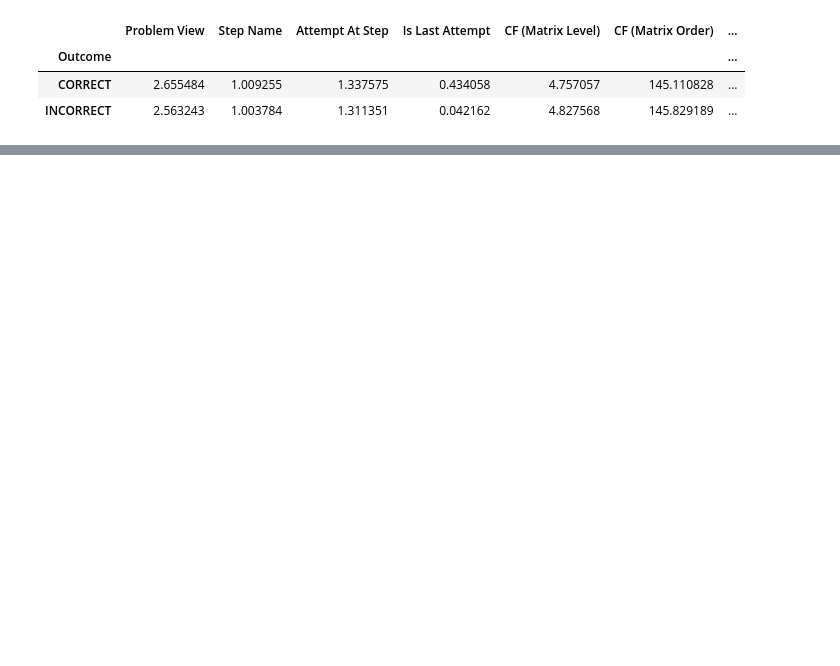
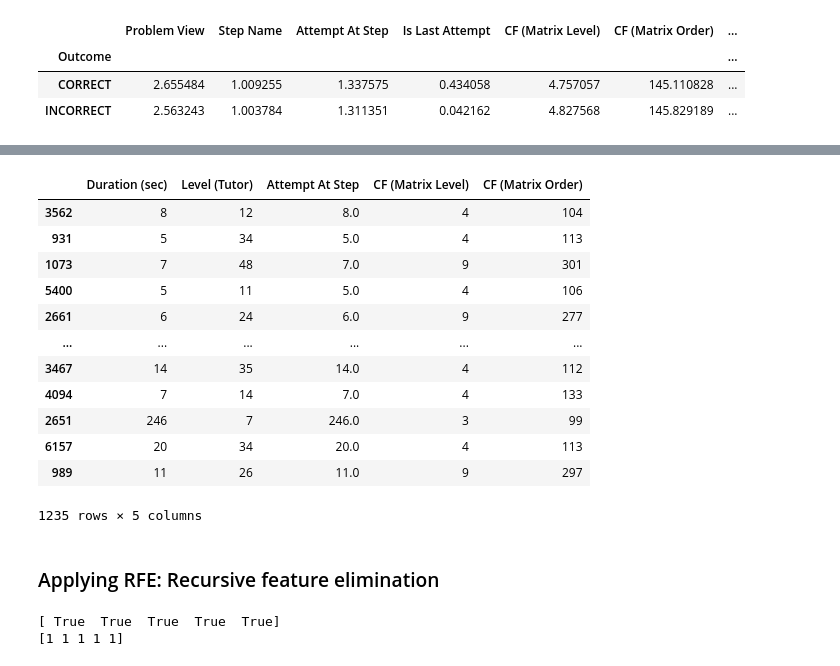
Before and after one commit to jithendaraa/RoboTutor-Analysis, a Jupyter notebook: analysis.ipynb, the cells around one changed output, grey strips where cells are left out. Drawn from its saved outputs; the diff is of its cells as text; code cells hidden in the pictures; blank space fills up the shorter version.

```diff
--- a/analysis.ipynb
+++ b/analysis.ipynb
@@ -444,0 +477,32 @@ array([[55.]])
+# %%
+X_test
+# %% [output]
+|  | Duration (sec) | Level (Tutor) | Attempt At Step | CF (Matrix Level) | CF (Matrix Order) |
+| 3562 | 8 | 12 | 8.0 | 4 | 104 |
+| 931 | 5 | 34 | 5.0 | 4 | 113 |
+| 1073 | 7 | 48 | 7.0 | 9 | 301 |
+| 5400 | 5 | 11 | 5.0 | 4 | 106 |
+| 2661 | 6 | 24 | 6.0 | 9 | 277 |
+| ... | ... | ... | ... | ... | ... |
+| 3467 | 14 | 35 | 14.0 | 4 | 112 |
+| 4094 | 7 | 14 | 7.0 | 4 | 133 |
+| 2651 | 246 | 7 | 246.0 | 3 | 99 |
+| 6157 | 20 | 34 | 20.0 | 4 | 113 |
+| 989 | 11 | 26 | 11.0 | 9 | 297 |
+1235 rows × 5 columns
+# %% [markdown]
+### Applying RFE: Recursive feature elimination
+# %%
+data_final_vars=X_train.columns.values.tolist()
+y_=['y']
+X=[i for i in data_final_vars if i not in y_]
+from sklearn.feature_selection import RFE
+from sklearn.linear_model import LogisticRegression
+logreg = LogisticRegression()
+rfe = RFE(logreg, 20)
+rfe = rfe.fit(X_train, y_train)
+print(rfe.support_)
+print(rfe.ranking_)
+# %% [output]
+[ True  True  True  True  True]
+[1 1 1 1 1]
```
Also changed, not shown: parts of 16 cells of this notebook.
